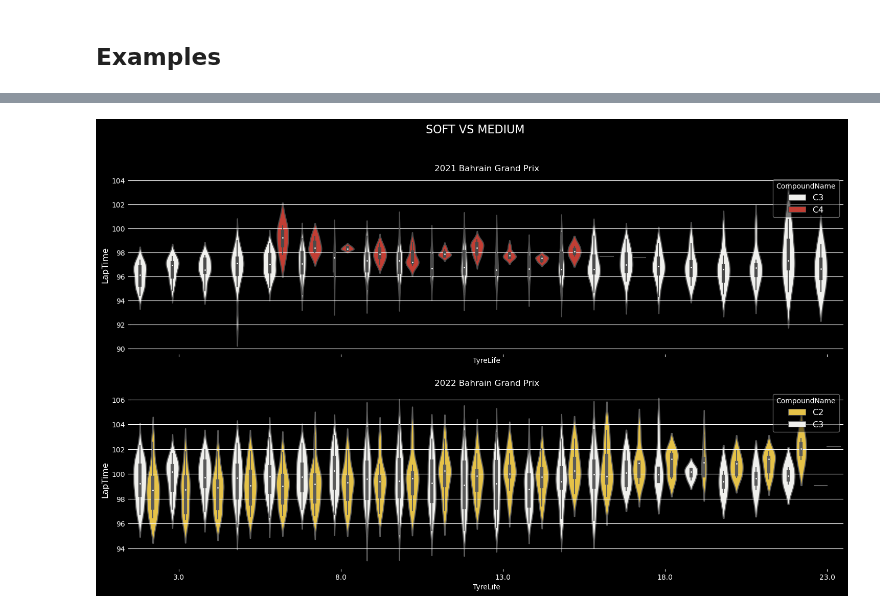
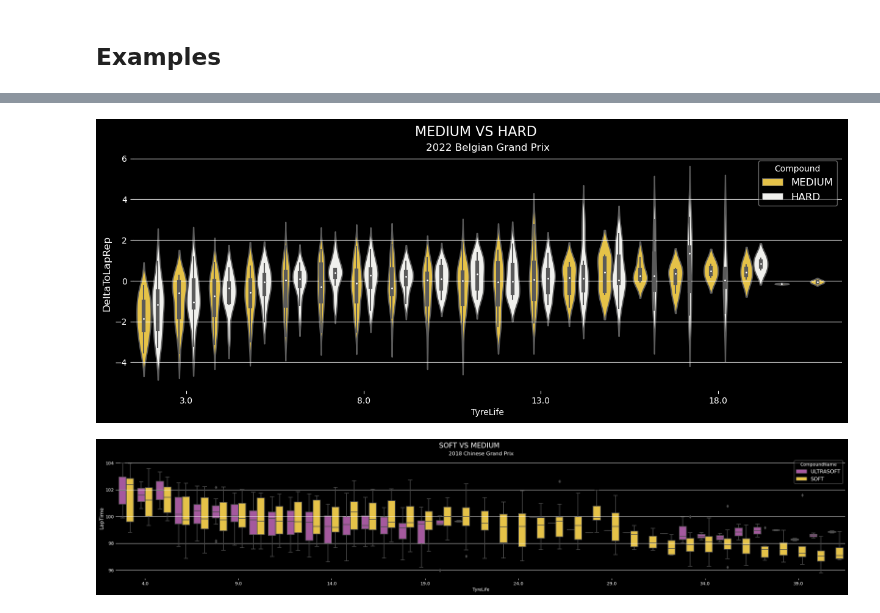
Before and after one commit to Casper-Guo/Armchair-Strategist, a Jupyter notebook: visualization.ipynb, the cells around one changed output, grey strips where cells are left out. Saved outputs shown, nothing was run; the diff lists cells and outputs as text; code cells hidden in the pictures.

```diff
--- a/visualization.ipynb
+++ b/visualization.ipynb
@@ -762,7 +779,7 @@ def plot_compounds_distribution(seasons, events, y="LapTime", compounds=["SOFT",
 
     plt.style.use("dark_background")
 
-    event_objects, included_laps_lst = process_input(seasons, events, compounds, x, upper_bound)
+    event_objects, included_laps_lst = process_input(seasons, events, y, compounds, x, upper_bound, absolute_compound)
 
     # adjust plot size based on the chosen x-axis
     x_ticks = max([laps[x].nunique() for laps in included_laps_lst])
@@ -778,22 +795,17 @@ def plot_compounds_distribution(seasons, events, y="LapTime", compounds=["SOFT",
 
     # store warnings for compounds that are requested but not plotted
     warnings = []
-    if not absolute_compound:
-        print('''
-              WARNING: Different events may use different compounds under the same name!
-                       e.g. SOFT may be any of C3 to C5 dependinging on the event
-              '''
-              )
 
     for i in range(len(event_objects)):
         args = plot_args(seasons[i], absolute_compound)
         included_laps = included_laps_lst[i]
 
         plotted_compounds = included_laps["Compound"].unique()
+        event_name = event_objects[i]["EventName"]
 
         for compound in compounds:
             if compound not in plotted_compounds:
-                warnings.append(f"{compound} is not plotted for {seasons[i]} {event_objects[i]['EventName']} because there is no valid lap time data")
+                warnings.append(f"{compound} is not plotted for {seasons[i]} {event_name} because there is no valid lap time data")
 
         if violin_plot:
             ax = sns.violinplot(data=included_laps,
@@ -826,7 +838,7 @@ def plot_compounds_distribution(seasons, events, y="LapTime", compounds=["SOFT",
                        fontsize=12,
                        framealpha=0.5)
 
-        ax.set_title(label=f"{seasons[i]} {event_objects[i]['EventName']}", fontsize=12)
+        ax.set_title(label=f"{seasons[i]} {event_name}", fontsize=12)
         sns.despine(left=True, bottom=True)
 
     # reorder compound names for title
@@ -882,12 +907,26 @@ warnings
+# %%
+# How did the medium compound do vs the hard compound in the 2022 Belgian Grand Prix?
+tyre_violinplot, warnings = plot_compounds_distribution(seasons=[2022],
+                                                        events=["Belgium"],
+                                                        y="DeltaToLapRep",
+                                                        compounds=["HARD", "MEDIUM"],
+                                                        violin_plot=True,
+                                                        x="TyreLife",
+                                                        upper_bound=10,
+                                                        absolute_compound=False
+                                                        )
+# %% [output]
+[figure, added]
 # %%
-tyre_violinplot, warnings = plot_compounds_distribution(seasons=[2021, 2022],
-                                                        events=["Bahrain", "Bahrain"],
-                                                        y="LapTime",
-                                                        compounds=["SOFT", "MEDIUM"],
-                                                        violin_plot=True,
-                                                        x="TyreLife",
-                                                        upper_bound=10,
-                                                        absolute_compound=True
-                                                        )
+# Where is the crossover point between the softest and second softest compound for the 2018 Chinese Grand Prix?
+tyre_boxplot, warnings = plot_compounds_distribution(seasons=[2018],
+                                                     events=["China"],
+                                                     y="LapTime",
+                                                     compounds=["SOFT", "MEDIUM"],
+                                                     violin_plot=False,
+                                                     x="TyreLife",
+                                                     upper_bound=10,
+                                                     absolute_compound=True
+                                                     )
 # %% [output]
-[figure, old version]
+[figure, new version]
```
Also changed, not shown: parts of 12 cells of this notebook, 1 other file.
